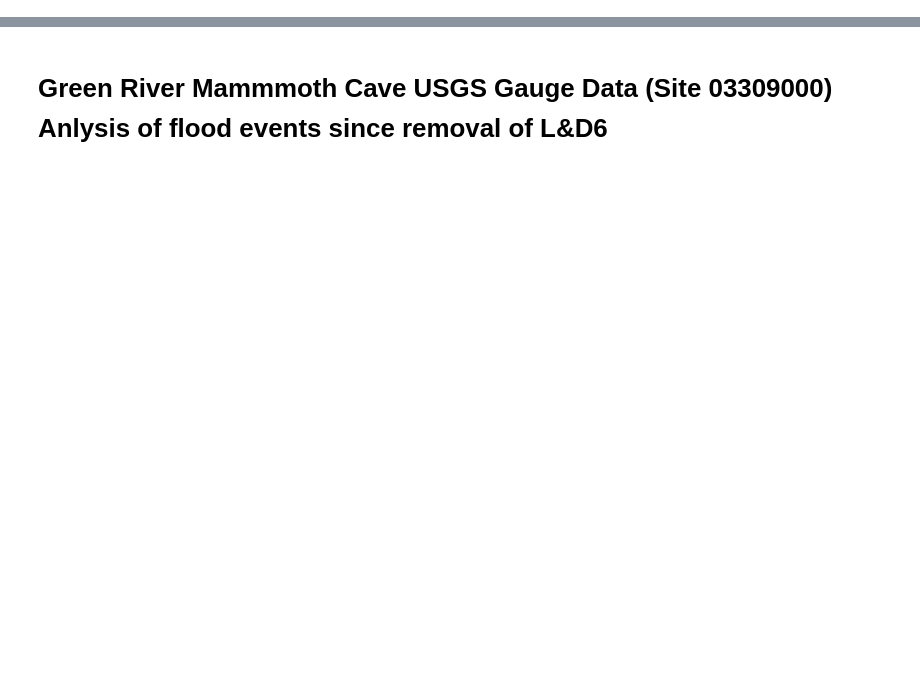
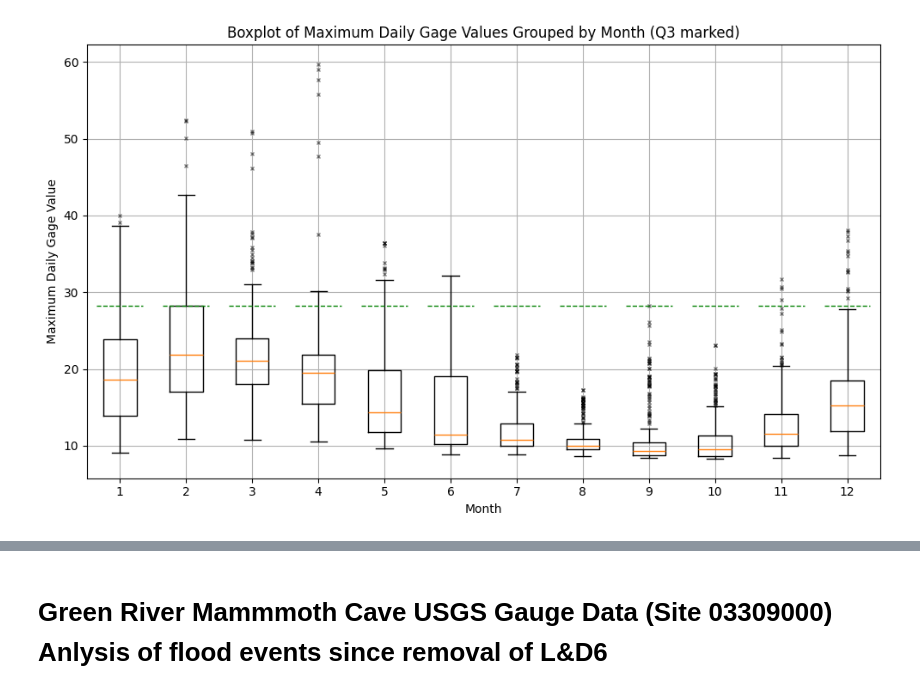
Before and after one commit to Raybies/GreenRiverFerryRiver, a Jupyter notebook: 01_Scripts/GRF.ipynb, the cells around one changed output, grey strips where cells are left out. Cells and saved outputs as stored; diff of their text form; code cells hidden in the pictures; blank space fills up the shorter version.

```diff
--- a/01_Scripts/GRF.ipynb
+++ b/01_Scripts/GRF.ipynb
@@ -0,0 +196,7 @@
+# %%
+# Ensure elevation column exists, then filter for >= 443 ft
+if 'max_daily_elev_ft' not in daily_max_df.columns:
+    daily_max_df['max_daily_elev_ft'] = daily_max_df['max_daily_gage'] + offset_ft
+
+df_443 = daily_max_df[daily_max_df['max_daily_elev_ft'] >= 443].reset_index(drop=True)
+df_443
@@ -0,0 +217,36 @@
+# %%
+if 'max_daily_elev_ft' not in daily_max_df.columns:
+    daily_max_df['max_daily_elev_ft'] = daily_max_df['max_daily_gage'] + offset_ft
+
+df_435 = daily_max_df[daily_max_df['max_daily_elev_ft'] >= 435].reset_index(drop=True)
+df_435
+# %%
+# Plot boxplot of monthly max daily gage with a horizontal line at each month's Q3 (75th percentile)
+months = sorted(daily_max_df['month'].unique())
+groups = [daily_max_df[daily_max_df['month'] == m]['max_daily_gage'] for m in months]
+q3 = daily_max_df.groupby('month')['max_daily_gage'].quantile(0.75).reindex(months)
+
+plt.figure(figsize=(10, 6))
+plt.boxplot(
+    groups,
+    labels=months,
+    flierprops={
+        'marker': 'x',
+        'markerfacecolor': 'red',
+        'markeredgecolor': 'black',
+        'markersize': 3,
+        'alpha': 0.5
+    }
+)
+
+# Draw a short horizontal dashed line at each month's Q3
+for i, m in enumerate(months, start=1):
+    plt.hlines(q3.loc[2], i - 0.35, i + 0.35, colors='green', linestyles='--', linewidth=1)
+plt.title('Boxplot of Maximum Daily Gage Values Grouped by Month (Q3 marked)')
+plt.xlabel('Month')
+plt.ylabel('Maximum Daily Gage Value')
+plt.grid(True)
+plt.tight_layout()
+plt.show()
+# %% [output]
+[figure, added]
```
Also changed, not shown: parts of 21 cells of this notebook, 1 other file.
